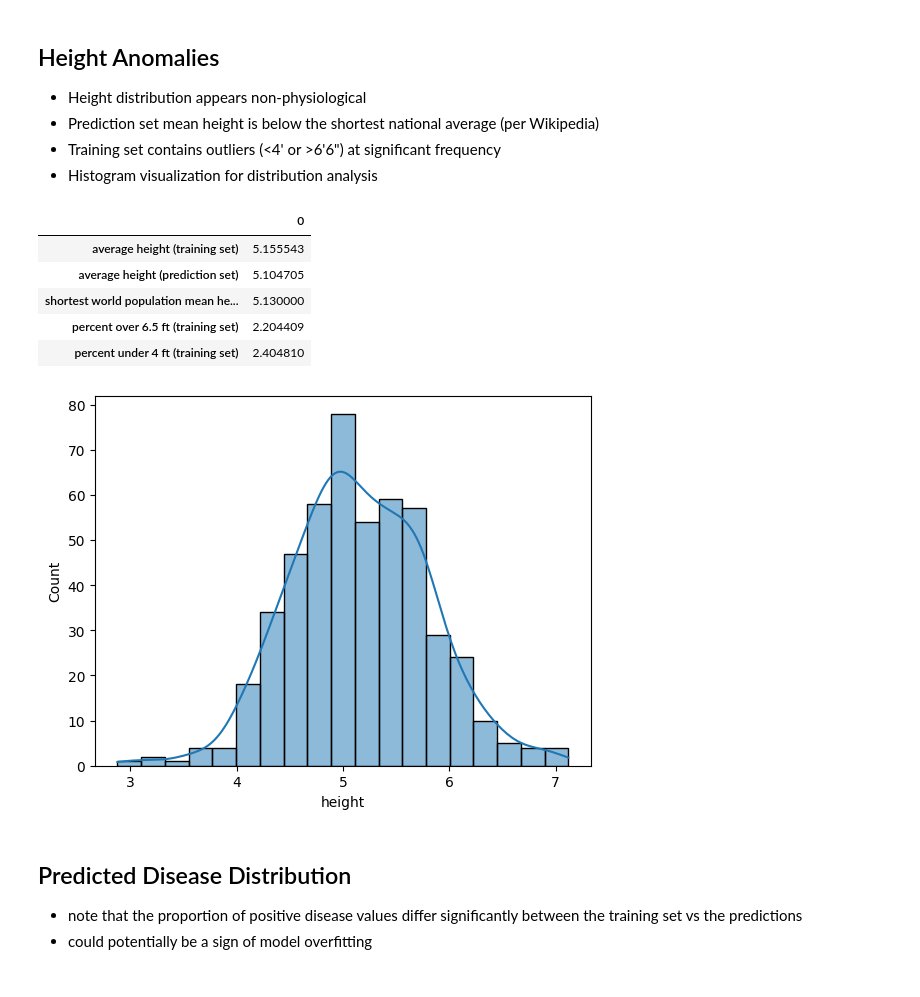
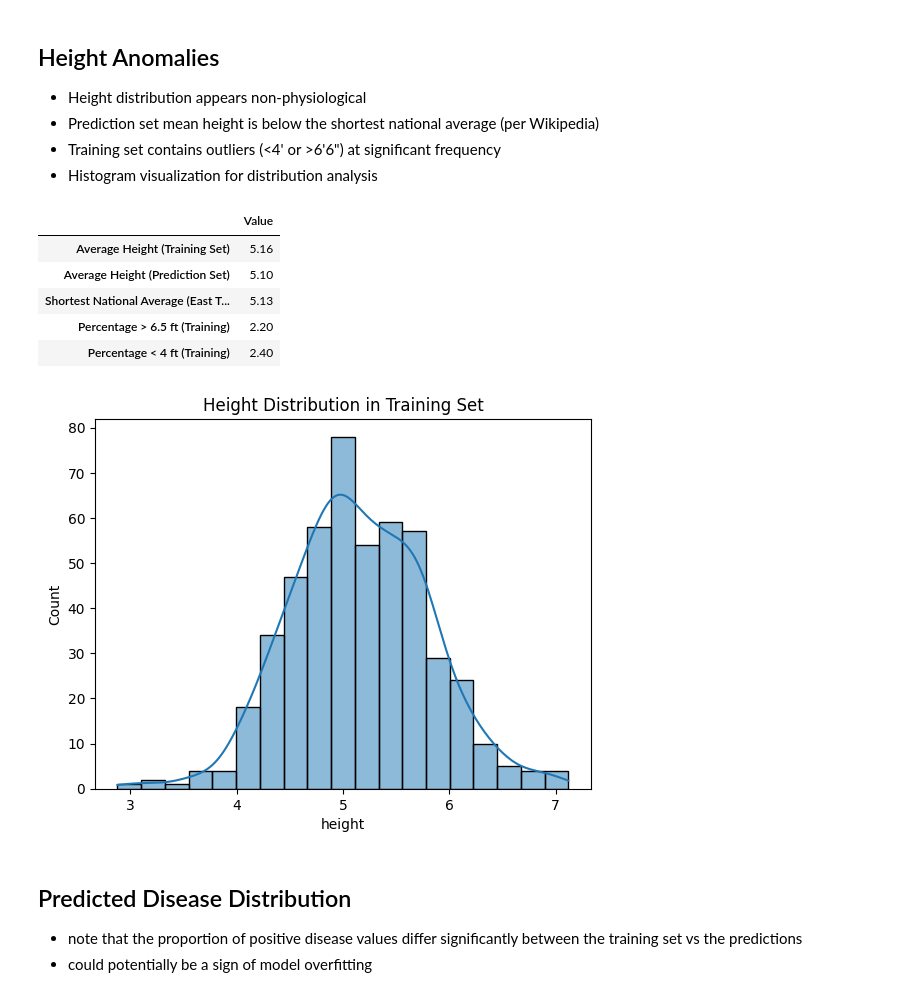
Before and after one commit to tina-may/zeta_disease, a Jupyter notebook: disease_model.ipynb, the cells around one changed output. Saved outputs shown, nothing was run; the diff lists cells and outputs as text; code cells hidden in the pictures.

Commit message:
plots

```diff
--- a/disease_model.ipynb
+++ b/disease_model.ipynb
@@ -187,40 +187,54 @@ plt.show()
 - Training set contains outliers (<4' or >6'6") at significant frequency
 - Histogram visualization for distribution analysis
 # %%
+# Create anomalies dataframe with enhanced formatting
 anomalies = pd.DataFrame(
-    #average height training/predicted
-    {"average height (training set)": [view_height_df["height"].mean()],
-     "average height (prediction set)": [prediction_df["height"].mean()],
+    {
+        # Height averages
+        "Average Height (Training Set)": [view_height_df["height"].mean()],
+        "Average Height (Prediction Set)": [prediction_df["height"].mean()],
 
-     #average human height per wikipedia (no country dataset has an average less than 5'1")
-     #https://en.wikipedia.org/wiki/Average_human_height_by_country#Second_table:_estimated_average_height_of_19-year-olds_in_2019
-     "shortest world population mean height (east timor)": [5.13],
+        # Reference data (shortest national average from Wikipedia)
+        # Source: https://en.wikipedia.org/wiki/Average_human_height_by_country
+        "Shortest National Average (East Timor)": [5.13],  # in feet
 
-     #percentage training over 6.5 under 4
-     "percent over 6.5 ft (training set)": [
-         len(view_height_df.loc[view_height_df['height'] > 6.5]) / len(view_height_df) * 100],
-     "percent under 4 ft (training set)": [
-         len(view_height_df.loc[view_height_df['height'] < 4]) / len(view_height_df) * 100]
+        # Outlier percentages
+        "Percentage > 6.5 ft (Training)": [
+            len(view_height_df[view_height_df['height'] > 6.5]) / len(view_height_df) * 100],
+        "Percentage < 4 ft (Training)": [
+            len(view_height_df[view_height_df['height'] < 4]) / len(view_height_df) * 100]
+    }
+)
 
-     })
-
-anomalies.T
+# Display with improved formatting
+(
+    anomalies.T
+    .rename(columns={0: 'Value'})
+    .style
+    .format({'Value': '{:.2f}'})
+    .set_properties(**{
+        'text-align': 'center',
+        'font-size': '12pt',
+        'padding': '8px'
+    })
+)
 # %% [output]
-|  | 0 |
-| average height (training set) | 5.155543 |
-| average height (prediction set) | 5.104705 |
-| shortest world population mean he... | 5.130000 |
-| percent over 6.5 ft (training set) | 2.204409 |
-| percent under 4 ft (training set) | 2.404810 |
+|  | Value |
+| Average Height (Training Set) | 5.16 |
+| Average Height (Prediction Set) | 5.10 |
+| Shortest National Average (East T... | 5.13 |
+| Percentage > 6.5 ft (Training) | 2.20 |
+| Percentage < 4 ft (Training) | 2.40 |
 # %%
 import seaborn as sns
 import matplotlib.pyplot as plt
 
 # Histogram + KDE
 sns.histplot(data=view_height_df, x='height', kde=True)
+plt.title('Height Distribution in Training Set')
 plt.show()
 # %% [output]
-[figure, old version]
+[figure, new version]
 # %% [markdown]
 ## Predicted Disease Distribution
 - note that the proportion of positive disease values differ significantly between the training set vs the predictions
```
Also changed, not shown: parts of 1 cell of this notebook.
